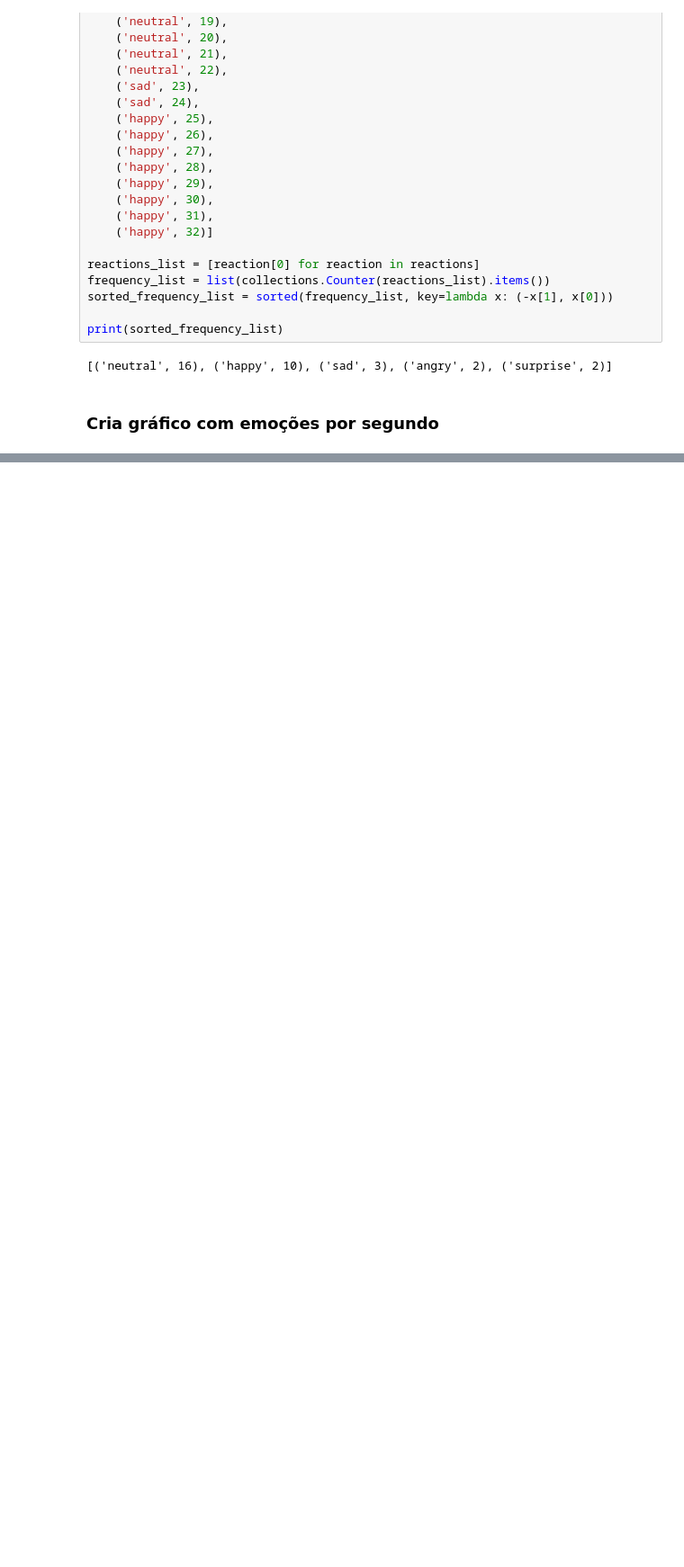
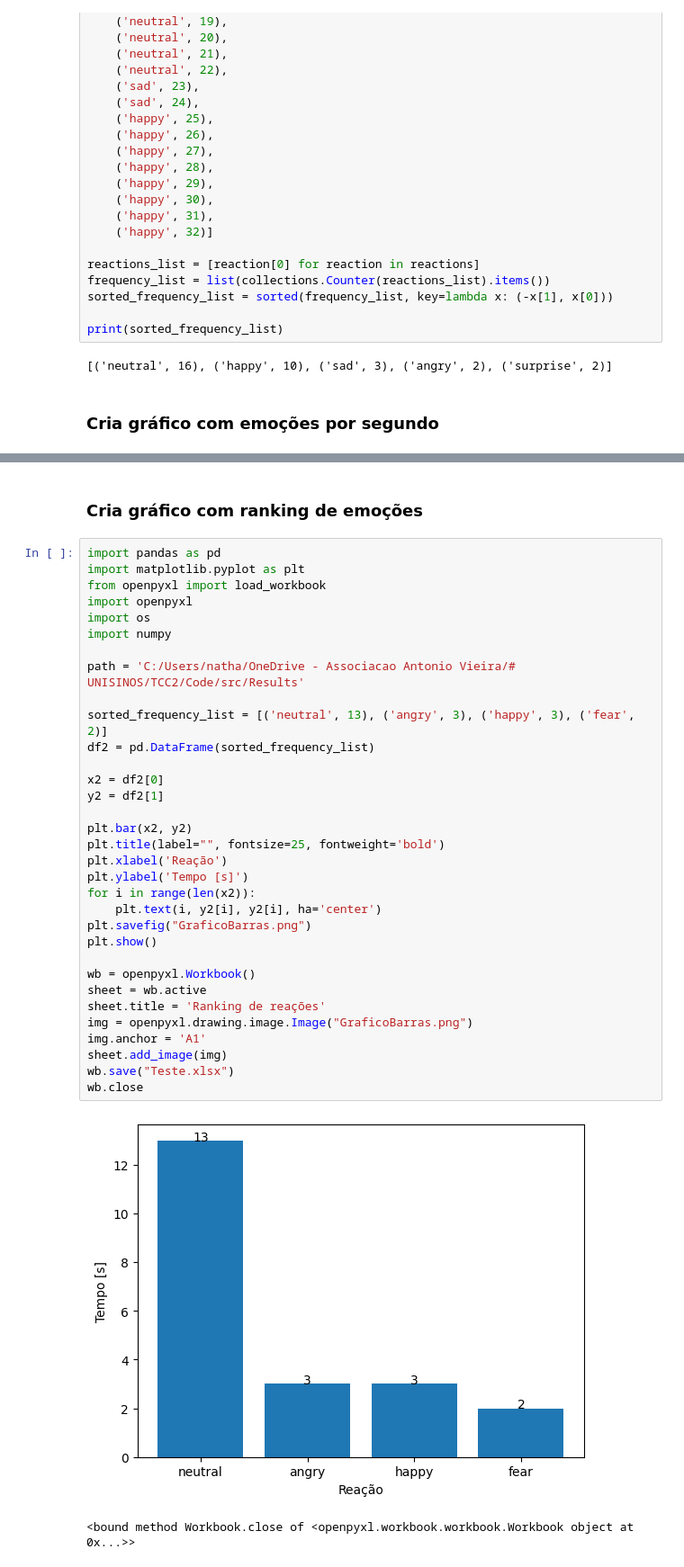
Before and after one commit to NathanCortinaz/TCC2, a Jupyter notebook: teste.ipynb, the cells around one changed output, grey strips where cells are left out. Shown: that part at 90% size. Cells and saved outputs as stored; diff of their text form; blank space fills up the shorter version.

```diff
--- a/teste.ipynb
+++ b/teste.ipynb
@@ -315,0 +288,38 @@ pltline.show()
+# %% [markdown]
+### Cria gráfico com ranking de emoções
+# %%
+import pandas as pd
+import matplotlib.pyplot as plt
+from openpyxl import load_workbook
+import openpyxl
+import os
+import numpy
+
+path = 'C:/Users/natha/OneDrive - Associacao Antonio Vieira/# UNISINOS/TCC2/Code/src/Results'
+
+sorted_frequency_list = [('neutral', 13), ('angry', 3), ('happy', 3), ('fear', 2)]
+df2 = pd.DataFrame(sorted_frequency_list)
+
+x2 = df2[0]
+y2 = df2[1]
+
+plt.bar(x2, y2)
+plt.title(label="", fontsize=25, fontweight='bold')
+plt.xlabel('Reação')
+plt.ylabel('Tempo [s]')
+for i in range(len(x2)):
+    plt.text(i, y2[i], y2[i], ha='center')
+plt.savefig("GraficoBarras.png")
+plt.show()
+
+wb = openpyxl.Workbook()
+sheet = wb.active
+sheet.title = 'Ranking de reações'
+img = openpyxl.drawing.image.Image("GraficoBarras.png")
+img.anchor = 'A1'
+sheet.add_image(img)
+wb.save("Teste.xlsx")
+wb.close
+# %% [output]
+[figure, added]
+<bound method Workbook.close of <openpyxl.workbook.workbook.Workbook object at 0x...>>
```
Also changed, not shown: parts of 5 cells of this notebook, 4 other files.
